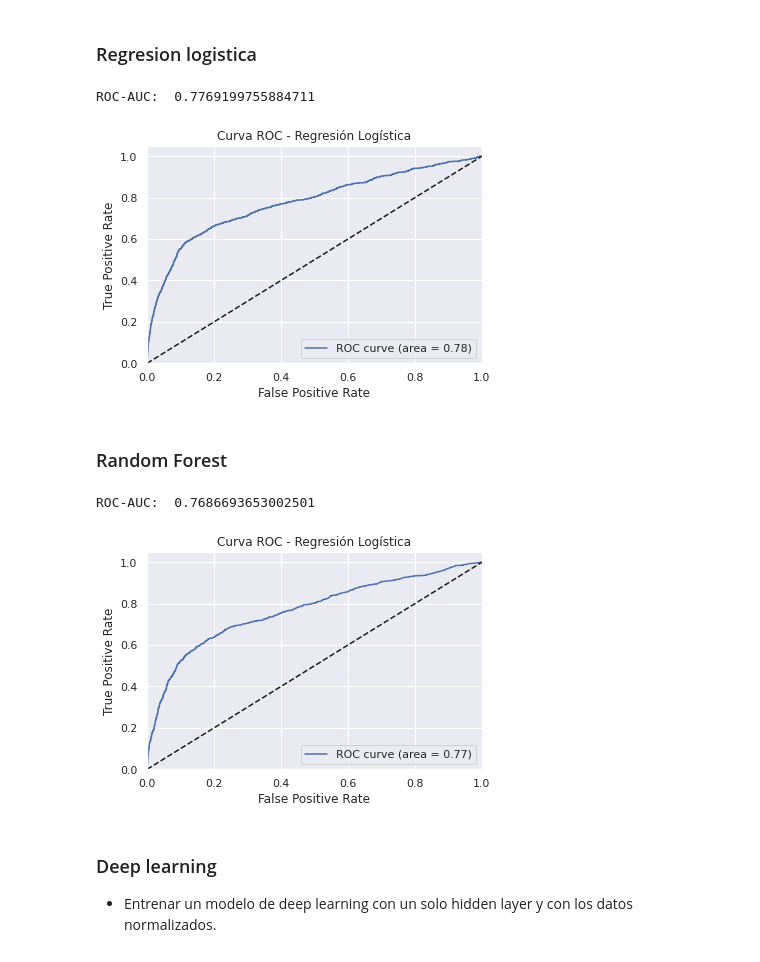
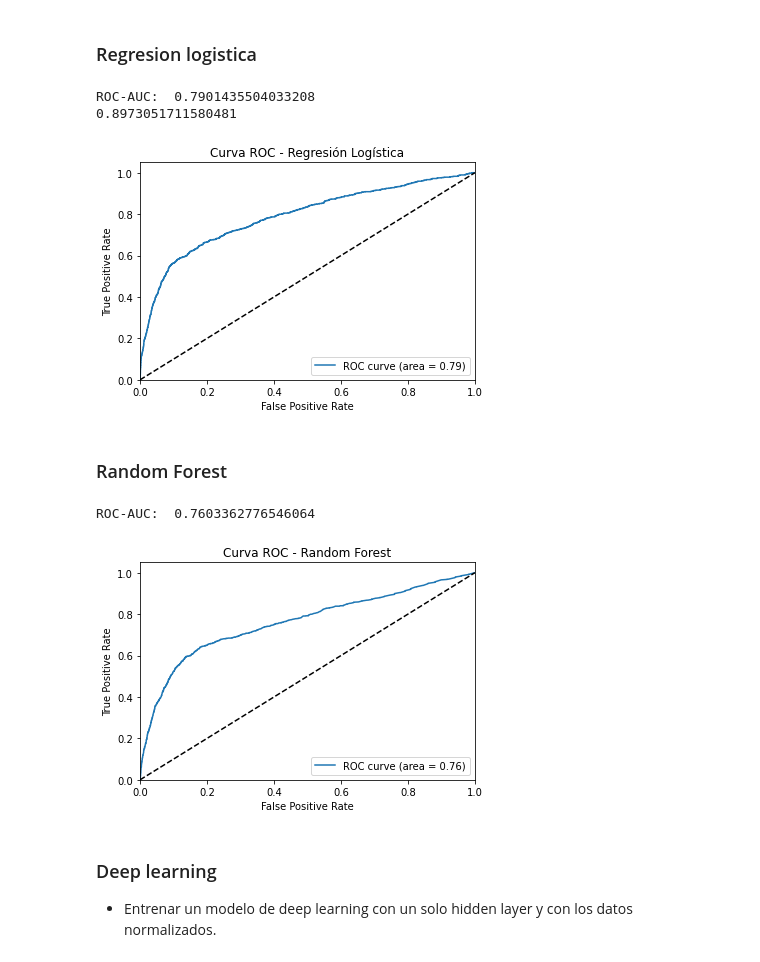
Before and after one commit to freddy120/ML1_CEIA_TP, a Jupyter notebook: TP_CEIA_ML.ipynb, the cells around one changed output. Drawn from its saved outputs; the diff is of its cells as text; code cells hidden in the pictures.

```diff
--- a/TP_CEIA_ML.ipynb
+++ b/TP_CEIA_ML.ipynb
@@ -681,3 +660,6 @@ ax.tick_params(axis='x', rotation=90)
 [figure]
 # %% [markdown]
 ## Seleccion de features
+# %%
+X = bank_df_n.drop(columns=['y'])
+y = bank_df_n['y']
@@ -743,11 +816,11 @@ array([0, 0, 0, ..., 0, 0, 0])
 # %%
 class RandomModel(object):
 
-    def fit(self, X, y):
+    def fit(self, XX, y):
         return None
 
-    def predict(self, X):
-        return np.random.rand(0,1, size=X.shape[0])
+    def predict(self, XX):
+        return np.random.randint(0,1, size=XX.shape[0])
 # %%
 random_model = RandomModel()
 random_model.fit(X_train_norm, y_train.values)
@@ -782,7 +855,7 @@ y_test_predict = lg.predict_proba(X_test_norm)
 fpr, tpr, thresholds = metrics.roc_curve(y_test.values, y_test_predict[:,1].ravel())
 roc_auc = metrics.auc(fpr, tpr)
 print("ROC-AUC: ", metrics.auc(fpr, tpr))
-
+print(metrics.accuracy_score(y_test.values, lg.predict(X_test_norm)))
 plt.figure()
 plt.plot(fpr, tpr, label='ROC curve (area = %0.2f)' % roc_auc)
 plt.plot([0, 1], [0, 1], 'k--')
@@ -794,32 +867,33 @@ plt.title('Curva ROC - Regresión Logística')
 plt.legend(loc="lower right")
 plt.show()
 # %% [output]
-ROC-AUC:  0.7769199755884711
+ROC-AUC:  0.7901435504033208
+0.8973051711580481
-[figure, old version]
+[figure, new version]
 # %% [markdown]
 ### Random Forest
 # %%
 rf_model = RandomForestClassifier(n_estimators=1000, max_depth=None, random_state=0)
 rf_model.fit(X_train_norm, y_train.values)
 
 rf_valid_pred = rf_model.predict_proba(X_test_norm)
 fpr, tpr, thresholds = metrics.roc_curve(y_test.values, rf_valid_pred[:,1].ravel())
 roc_auc = metrics.auc(fpr, tpr)
 print("ROC-AUC: ", roc_auc)
 
 plt.figure()
 plt.plot(fpr, tpr, label='ROC curve (area = %0.2f)' % roc_auc)
 plt.plot([0, 1], [0, 1], 'k--')
 plt.xlim([0.0, 1.0])
 plt.ylim([0.0, 1.05])
 plt.xlabel('False Positive Rate')
 plt.ylabel('True Positive Rate')
-plt.title('Curva ROC - Regresión Logística')
+plt.title('Curva ROC - Random Forest')
 plt.legend(loc="lower right")
 plt.show()
 # %% [output]
-ROC-AUC:  0.7686693653002501
+ROC-AUC:  0.7603362776546064
-[figure, old version]
+[figure, new version]
 # %% [markdown]
 ### Deep learning
 * Entrenar un modelo de deep learning con un solo hidden layer y con los datos normalizados.
```
Also changed, not shown: parts of 25 cells of this notebook.
